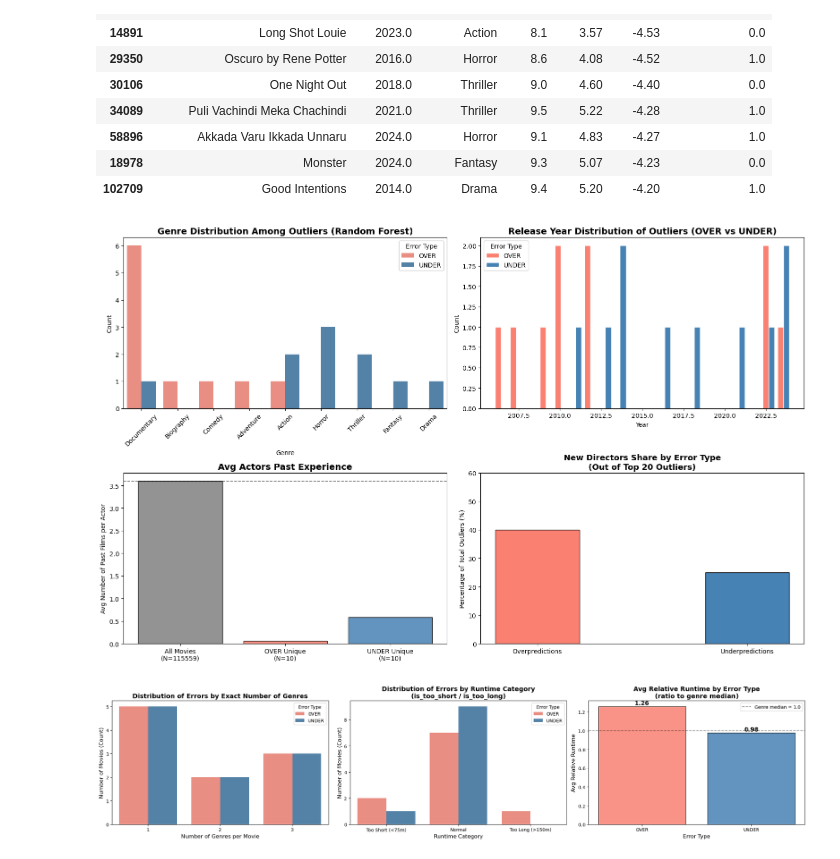
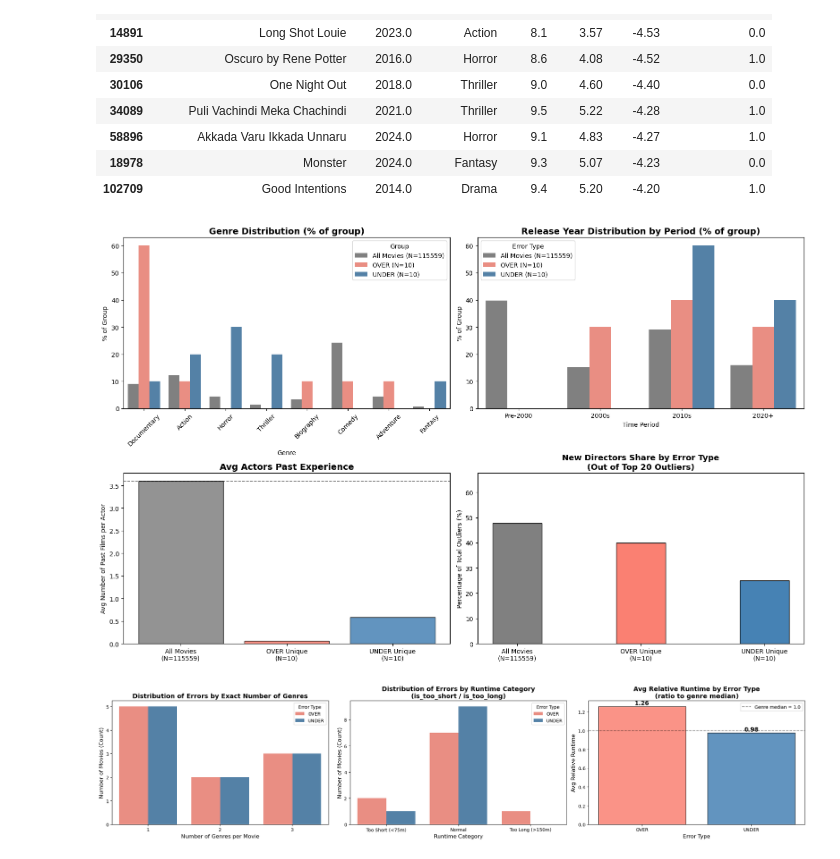
Before and after one commit to shirelhaddad/machine-learning, a Jupyter notebook: notebook_part2 (3) (2).ipynb, the cells around one changed output. Cells and saved outputs as stored; diff of their text form; code cells hidden in the pictures.

```diff
--- a/notebook_part2 (3) (2).ipynb
+++ b/notebook_part2 (3) (2).ipynb
@@ -615,72 +567,101 @@ display(under_rf[COLS_SHOW].round(2))
 outliers_rf['Error Type'] = outliers_rf['error_rf'].apply(
     lambda x: 'OVER' if x >= 0 else 'UNDER')
 FEAT_COLS = ['director_past_avg', 'avg_actors_past_exp']
-groups    = [ 'Overpredictions', 'Underpredictions']
-colors    = ['salmon', 'steelblue']
+custom_colors = ['gray', 'salmon', 'steelblue']
+# יצירת לייבלים חכמים שכוללים את ה-N של כל קבוצה
+smart_groups = [f'All Movies\n(N={n_all})',
+    f'OVER Unique\n(N={n_over})',
+    f'UNDER Unique\n(N={n_under})']
 
 all_means   = errors_df[FEAT_COLS].mean()
 over_means  = over_rf[FEAT_COLS].mean()
 under_means = under_rf[FEAT_COLS].mean()
 
-# גרף 2×2
 fig, axes = plt.subplots(2, 2, figsize=(16, 10))
-sns.countplot(data=outliers_rf, x='first_genre', hue='Error Type',palette=['salmon', 'steelblue'], ax=axes[0,0])
-axes[0, 0].set_title('Genre Distribution Among Outliers (Random Forest)', fontsize=14, fontweight='bold')
+# מכין % per genre לכל קבוצה
+top_genres = outliers_rf['first_genre'].value_counts().head(8).index.tolist()
+rows = []
+for genre in top_genres:
+    rows.append({'Genre': genre, 'Group': f'All Movies (N={n_all})',
+                 'Pct': (errors_df['first_genre'] == genre).mean() * 100})
+    rows.append({'Genre': genre, 'Group': f'OVER (N={n_over})',
+                 'Pct': (over_rf['first_genre'] == genre).mean() * 100})
+    rows.append({'Genre': genre, 'Group': f'UNDER (N={n_under})',
+                 'Pct': (under_rf['first_genre'] == genre).mean() * 100})
+genre_plot_df = pd.DataFrame(rows)
+sns.barplot(data=genre_plot_df, x='Genre', y='Pct', hue='Group',
+            palette={f'All Movies (N={n_all})': 'gray',
+                     f'OVER (N={n_over})':       'salmon',
+                     f'UNDER (N={n_under})':     'steelblue'}, ax=axes[0, 0])
+axes[0, 0].set_title('Genre Distribution (% of group)', fontsize=14, fontweight='bold')
 axes[0, 0].set_xlabel('Genre')
-axes[0, 0].set_ylabel('Count')
+axes[0, 0].set_ylabel('% of Group')
 axes[0, 0].tick_params(axis='x', rotation=45)
 
-outliers_over_years  = errors_df.loc[over_rf.index, 'startYear'].dropna()
-outliers_under_years = errors_df.loc[under_rf.index, 'startYear'].dropna()
+def year_to_period(y):
+    if pd.isna(y):    return 'Unknown'
+    if y < 2000:      return 'Pre-2000'
+    elif y < 2010:    return '2000s'
+    elif y < 2020:    return '2010s'
+    else:             return '2020+'
 
-axes[0, 1].hist([outliers_over_years, outliers_under_years],
-    bins=20, color=['salmon', 'steelblue'],
-    label=['OVER', 'UNDER'],
-    edgecolor='white')
-# הגדרות כותרות וצירים
-axes[0, 1].set_title('Release Year Distribution of Outliers (OVER vs UNDER)', fontsize=14, fontweight='bold')
-axes[0, 1].set_xlabel('Year')
-axes[0, 1].set_ylabel('Count')
+periods = ['Pre-2000', '2000s', '2010s', '2020+']
+
+rows = []
+for period in periods:
+    rows.append({'Period': period, 'Group': f'All Movies (N={n_all})',
+                 'Pct': (errors_df['startYear'].apply(year_to_period) == period).mean() * 100})
+    rows.append({'Period': period, 'Group': f'OVER (N={n_over})',
+                 'Pct': (over_rf['startYear'].apply(year_to_period) == period).mean() * 100})
+    rows.append({'Period': period, 'Group': f'UNDER (N={n_under})',
+                 'Pct': (under_rf['startYear'].apply(year_to_period) == period).mean() * 100})
+
+year_plot_df = pd.DataFrame(rows)
+
+sns.barplot(data=year_plot_df, x='Period', y='Pct', hue='Group',
+            palette={f'All Movies (N={n_all})': 'gray',
+                     f'OVER (N={n_over})':       'salmon',
+                     f'UNDER (N={n_under})':     'steelblue'},
+            ax=axes[0, 1])
+axes[0, 1].set_title('Release Year Distribution by Period (% of group)', fontsize=14, fontweight='bold')
+axes[0, 1].set_xlabel('Time Period')
+axes[0, 1].set_ylabel('% of Group')
 axes[0, 1].legend(title='Error Type')
+
 n_all   = len(errors_df)
 n_over  = len(over_rf)
 n_under = len(under_rf)
-# יצירת לייבלים חכמים שכוללים את ה-N של כל קבוצה
-smart_groups = [
-        f'All Movies\n(N={n_all})',
-    f'OVER Unique\n(N={n_over})',
-    f'UNDER Unique\n(N={n_under})']
 
-# פלטת צבעים אחידה וממוקדת: אפור לכלל הנתונים, סלמון ל-OVER, וכחול פלדה ל-UNDER
-custom_colors = ['gray', 'salmon', 'steelblue']
 act_vals = [all_means['avg_actors_past_exp'],
             over_means['avg_actors_past_exp'],
             under_means['avg_actors_past_exp']]
 
 # ציור הברים עם הלייבלים החכמים
 bars_act = axes[1, 0].bar(smart_groups, act_vals, color=custom_colors, edgecolor='black', alpha=0.85)
 axes[1, 0].set_title('Avg Actors Past Experience', fontsize=14, fontweight='bold')
 axes[1, 0].set_ylabel('Avg Number of Past Films per Actor')
 
 # הוספת קו ייחוס אופקי שמראה את הממוצע הכללי כדי להדגיש את הפער!
 axes[1, 0].axhline(all_means['avg_actors_past_exp'], color='black', linestyle='--', alpha=0.6, linewidth=1.2)
 
 
 # חישוב האחוז הישיר של במאים חדשים מתוך כלל 20 הסרטים (outliers_rf) בפיצול לסוג שגיאה
 pct_new_over  =((outliers_rf['is_new_director'] == 1.0) & (outliers_rf['Error Type'] == 'OVER')).sum()  / len(outliers_rf) * 100
 pct_new_under = ((outliers_rf['is_new_director'] == 1.0) & (outliers_rf['Error Type'] == 'UNDER')).sum() / len(outliers_rf) * 100
-percentages = [pct_new_over, pct_new_under]
+pct_all_movies = (errors_df['is_new_director'] == 1.0).sum() / len(errors_df) * 100
 
-axes[1, 1].bar(groups, percentages, color=colors, edgecolor='black', width=0.4)
+percentages = [pct_all_movies,pct_new_over, pct_new_under]
+
+axes[1, 1].bar(smart_groups, percentages, color=custom_colors, edgecolor='black', width=0.4)
 axes[1, 1].set_title("New Directors Share by Error Type\n(Out of Top 20 Outliers)", fontsize=13, fontweight='bold')
 axes[1, 1].set_ylabel("Percentage of Total Outliers (%)")
 axes[1, 1].set_ylim(0, max(percentages) + 20)
 
 
 plt.tight_layout()
 plt.show()
 # %% [output]
-[figure, old version]
+[figure, new version]
 # %%
 # הוספת פיצ'רי runtime + Error Type לצורך ניתוח
 outliers_rf = outliers_rf.copy()
```
Also changed, not shown: parts of 1 cell of this notebook.
